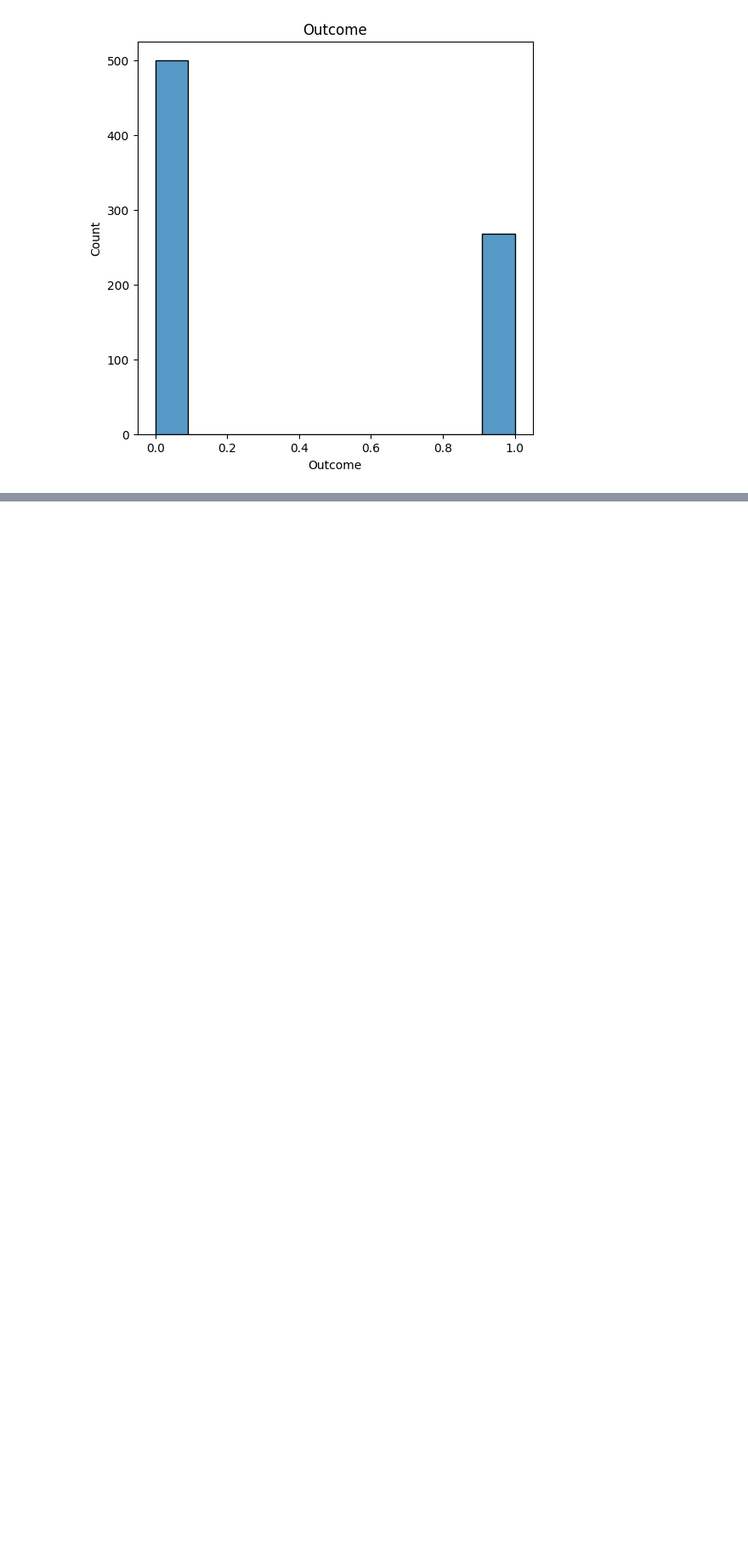
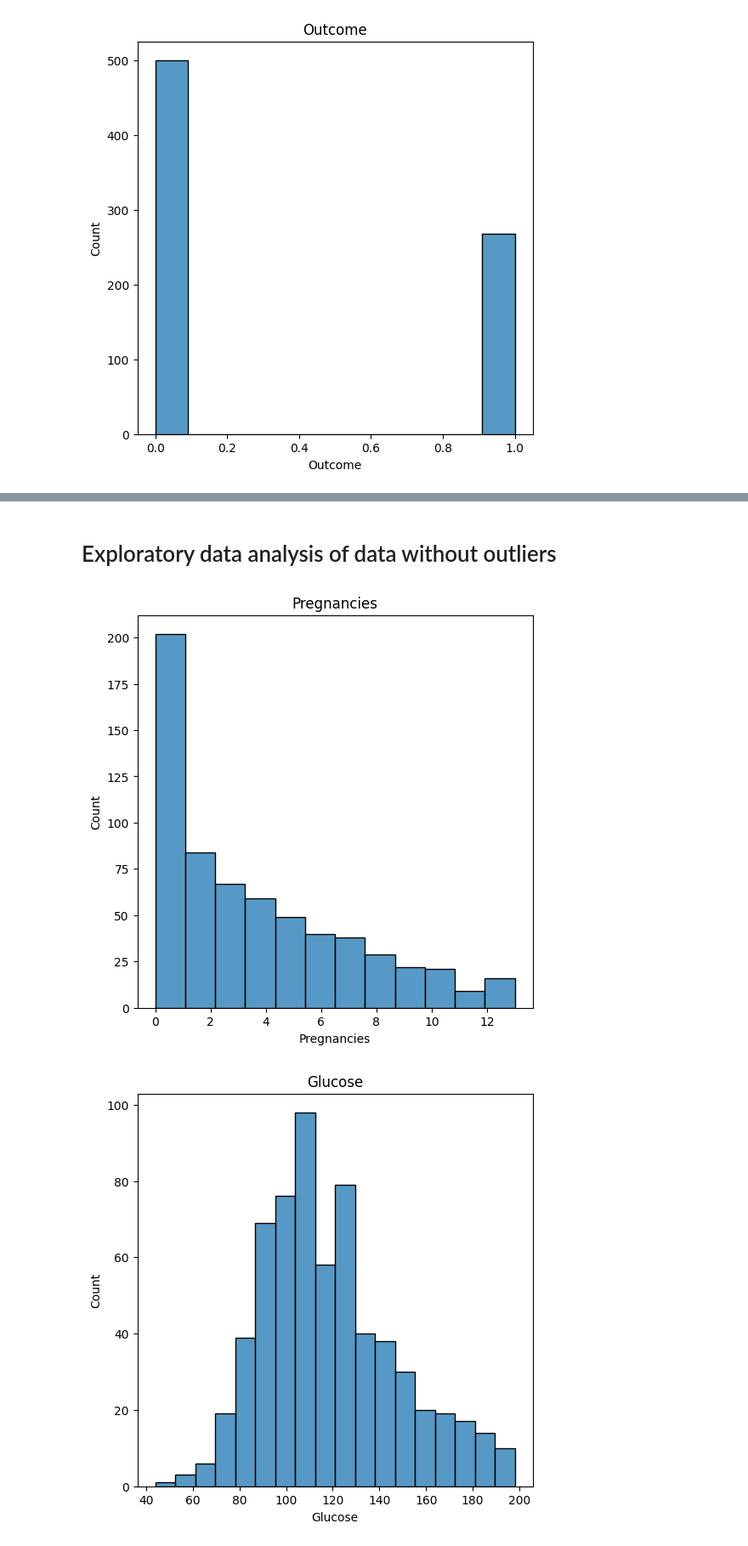
Before and after one commit to 1markmus/Diabetes-Classification, a Jupyter notebook: Diabetes Classification.ipynb, the cells around one changed output, grey strips where cells are left out. Shown at 85% size. Drawn from its saved outputs; the diff is of its cells as text; code cells hidden in the pictures; blank space fills up the shorter version.

Commit message:
Clean data + ml document

```diff
--- a/Diabetes Classification.ipynb
+++ b/Diabetes Classification.ipynb
@@ -30,3 +19,21 @@ from torchmetrics import Precision, Recall
+# %%
+def RemoveOutliers(df):
+    df_copy = df.copy()
+    cols = df_copy.columns.to_list()
+    for i in cols:
+        q1 = np.quantile(df_copy[i], 0.25)
+        q3 = np.quantile(df_copy[i], 0.75)
+
+        iqr = q3 - q1
+
+        lower = q1 - 1.5 * iqr
+        upper = q3 + 1.5 * iqr
+
+        df_copy = df_copy[(df_copy[i] > lower) & (df_copy[i] < upper)]
+
+    print(f'Removed {df.shape[0] - df_copy.shape[0]} outliers from data')
+
+    return df_copy
 # %% [markdown]
 # Load data
 # %%
@@ -116,0 +126,2 @@ for i in raw_data.columns.to_list():
+# %%
+data = RemoveOutliers(raw_data)
@@ -116,0 +146,2 @@ for i in raw_data.columns.to_list():
+# %%
+data["Outcome"] = data["Outcome"].astype("category")
@@ -116,0 +167,11 @@ for i in raw_data.columns.to_list():
+# %% [markdown]
+# Exploratory data analysis of data without outliers
+# %%
+for i in data.columns.to_list():
+    fig, ax = plt.subplots(figsize = (6, 6))
+    sns.histplot(data = data, x = i)
+    plt.title(f'{i}')
+    plt.show()
+# %% [output]
+[figure, added]
+[figure, added]
```
Also changed, not shown: parts of 11 cells of this notebook, 2 other files.
